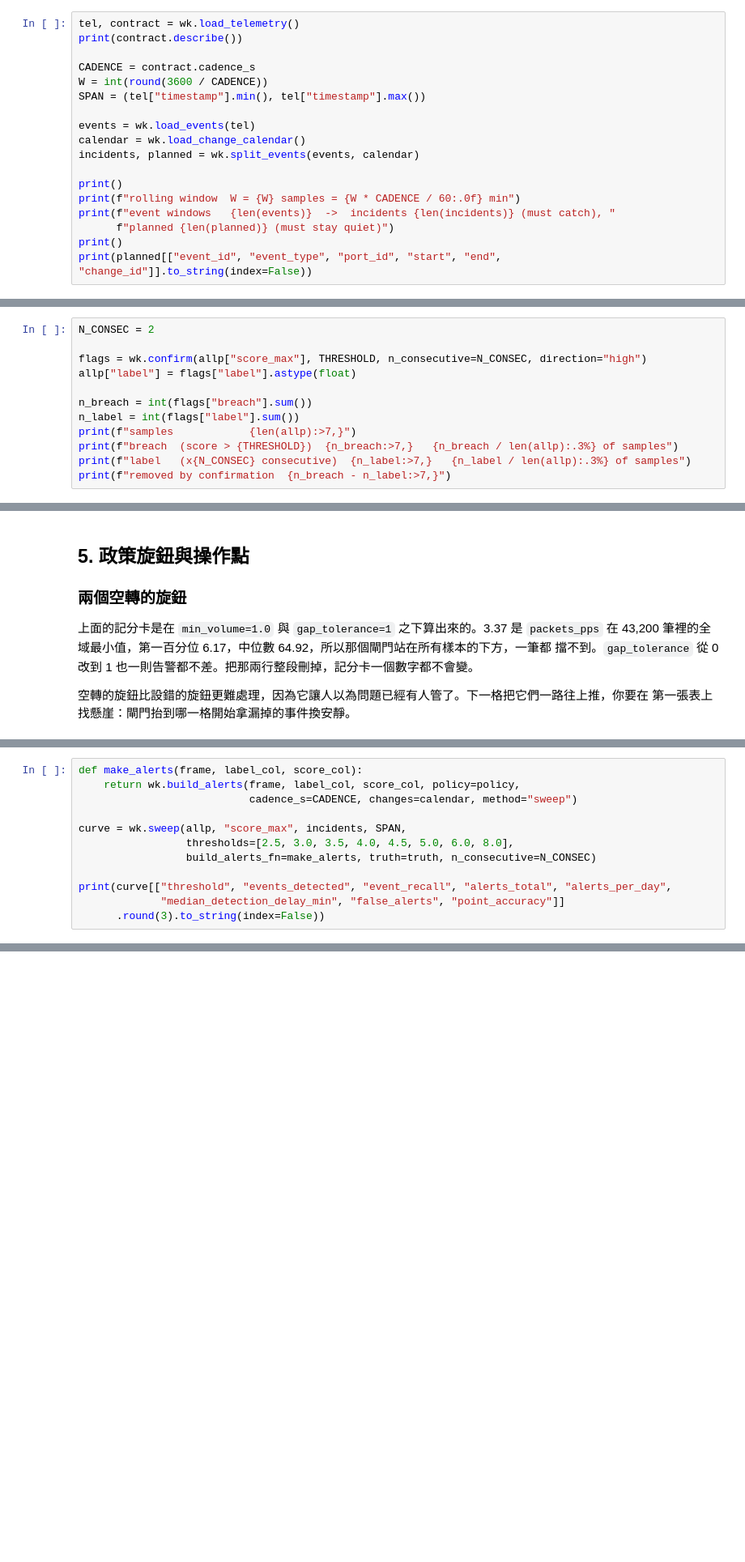
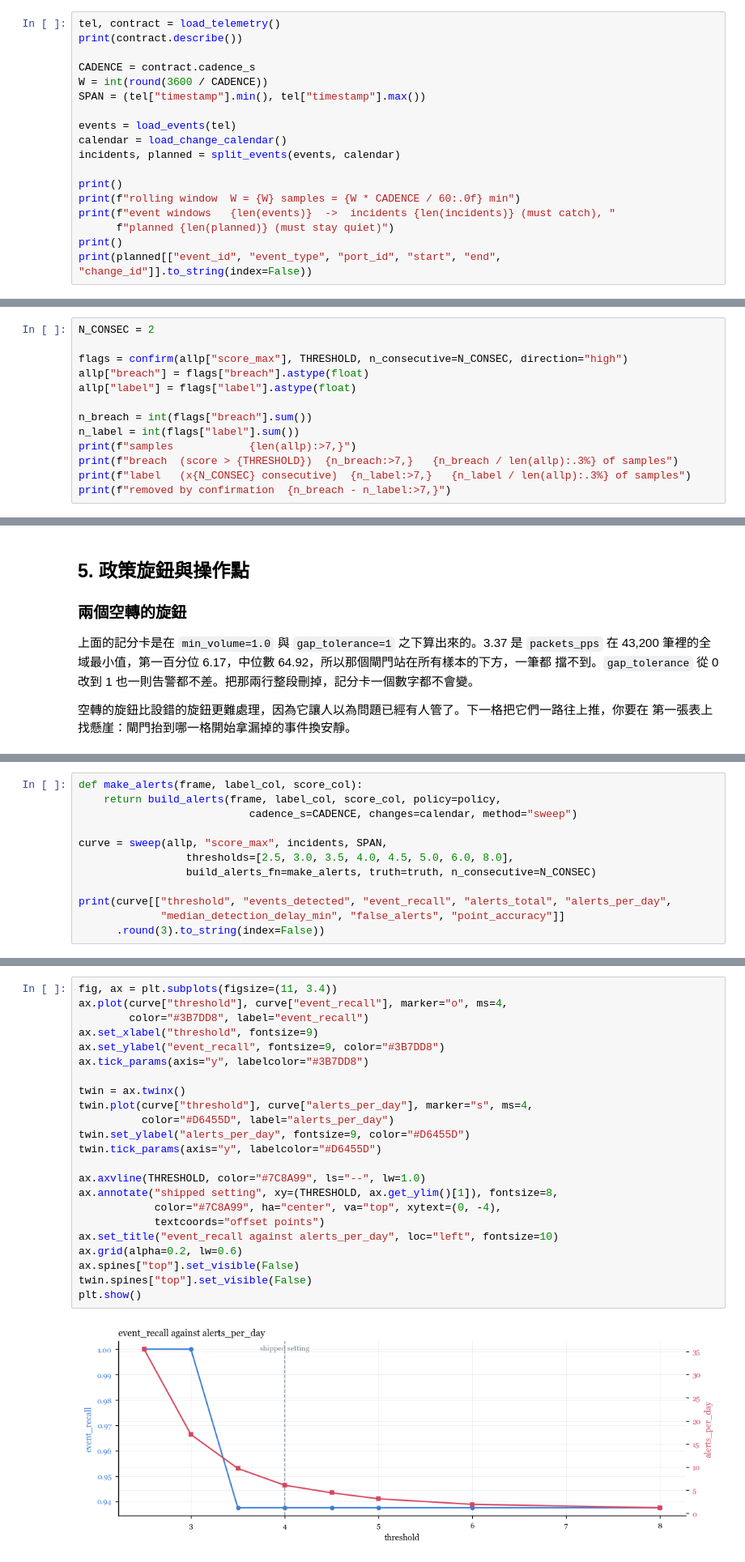
Before and after one commit to kevin880987/aiops-anomaly-zero-to-hero, a Jupyter notebook: labs/workshop/02_anomaly_detection_and_alerting.ipynb, the cells around one changed output, grey strips where cells are left out. Shown at 81% size. Cells and saved outputs as stored; diff of their text form; blank space fills up the shorter version.

```diff
--- a/labs/workshop/02_anomaly_detection_and_alerting.ipynb
+++ b/labs/workshop/02_anomaly_detection_and_alerting.ipynb
@@ -90,14 +598,14 @@ PosixPath('/Users/kevin/Library/CloudStorage/GoogleDrive-kevin880987@gmail.com/
 # %%
-tel, contract = wk.load_telemetry()
+tel, contract = load_telemetry()
 print(contract.describe())
 
 CADENCE = contract.cadence_s
 W = int(round(3600 / CADENCE))
 SPAN = (tel["timestamp"].min(), tel["timestamp"].max())
 
-events = wk.load_events(tel)
-calendar = wk.load_change_calendar()
-incidents, planned = wk.split_events(events, calendar)
+events = load_events(tel)
+calendar = load_change_calendar()
+incidents, planned = split_events(events, calendar)
 
 print()
 print(f"rolling window  W = {W} samples = {W * CADENCE / 60:.0f} min")
@@ -507,7 +1040,8 @@ sweep 會把整條操作曲線攤開來，你要在那裡自己選一個點。
 # %%
 N_CONSEC = 2
 
-flags = wk.confirm(allp["score_max"], THRESHOLD, n_consecutive=N_CONSEC, direction="high")
+flags = confirm(allp["score_max"], THRESHOLD, n_consecutive=N_CONSEC, direction="high")
+allp["breach"] = flags["breach"].astype(float)
 allp["label"] = flags["label"].astype(float)
 
 n_breach = int(flags["breach"].sum())
@@ -792,10 +1428,10 @@ H multicast_flooding 在三個 port 上的那三段。H 從 20:05 打到 21:30
 幾則告警，這個數字決定了你能站在曲線的哪一段。
 # %%
 def make_alerts(frame, label_col, score_col):
-    return wk.build_alerts(frame, label_col, score_col, policy=policy,
+    return build_alerts(frame, label_col, score_col, policy=policy,
                            cadence_s=CADENCE, changes=calendar, method="sweep")
 
-curve = wk.sweep(allp, "score_max", incidents, SPAN,
+curve = sweep(allp, "score_max", incidents, SPAN,
                  thresholds=[2.5, 3.0, 3.5, 4.0, 4.5, 5.0, 6.0, 8.0],
                  build_alerts_fn=make_alerts, truth=truth, n_consecutive=N_CONSEC)
 
@@ -815,3 +1444,28 @@ print(curve[["threshold", "events_detected", "event_recall", "alerts_total", "al
+# %%
+fig, ax = plt.subplots(figsize=(11, 3.4))
+ax.plot(curve["threshold"], curve["event_recall"], marker="o", ms=4,
+        color="#3B7DD8", label="event_recall")
+ax.set_xlabel("threshold", fontsize=9)
+ax.set_ylabel("event_recall", fontsize=9, color="#3B7DD8")
+ax.tick_params(axis="y", labelcolor="#3B7DD8")
+
+twin = ax.twinx()
+twin.plot(curve["threshold"], curve["alerts_per_day"], marker="s", ms=4,
+          color="#D6455D", label="alerts_per_day")
+twin.set_ylabel("alerts_per_day", fontsize=9, color="#D6455D")
+twin.tick_params(axis="y", labelcolor="#D6455D")
+
+ax.axvline(THRESHOLD, color="#7C8A99", ls="--", lw=1.0)
+ax.annotate("shipped setting", xy=(THRESHOLD, ax.get_ylim()[1]), fontsize=8,
+            color="#7C8A99", ha="center", va="top", xytext=(0, -4),
+            textcoords="offset points")
+ax.set_title("event_recall against alerts_per_day", loc="left", fontsize=10)
+ax.grid(alpha=0.2, lw=0.6)
+ax.spines["top"].set_visible(False)
+twin.spines["top"].set_visible(False)
+plt.show()
+# %% [output]
+[figure, added]
 # %% [markdown]
 最後一欄把第 4 節的論證補完。門檻從 2.5 推到 8.0，accuracy 從 0.958 單調爬到 0.995，而 event
 recall 從 1.000 掉到 0.9375、alerts per day 從 35.5 掉到 1.2。accuracy 一路上升的那個方向，正好
```
Also changed, not shown: parts of 56 cells of this notebook, 39 other files.
